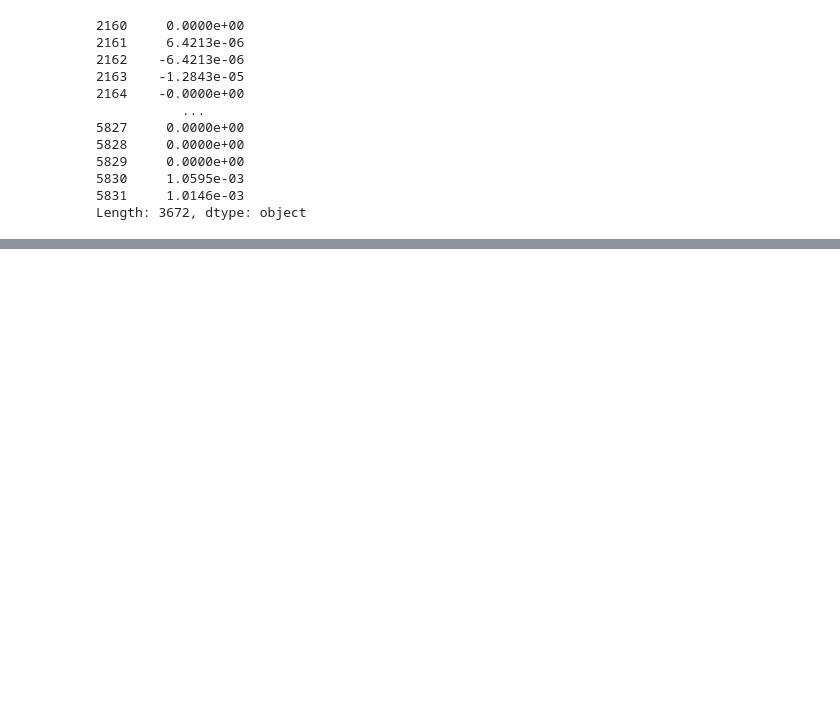
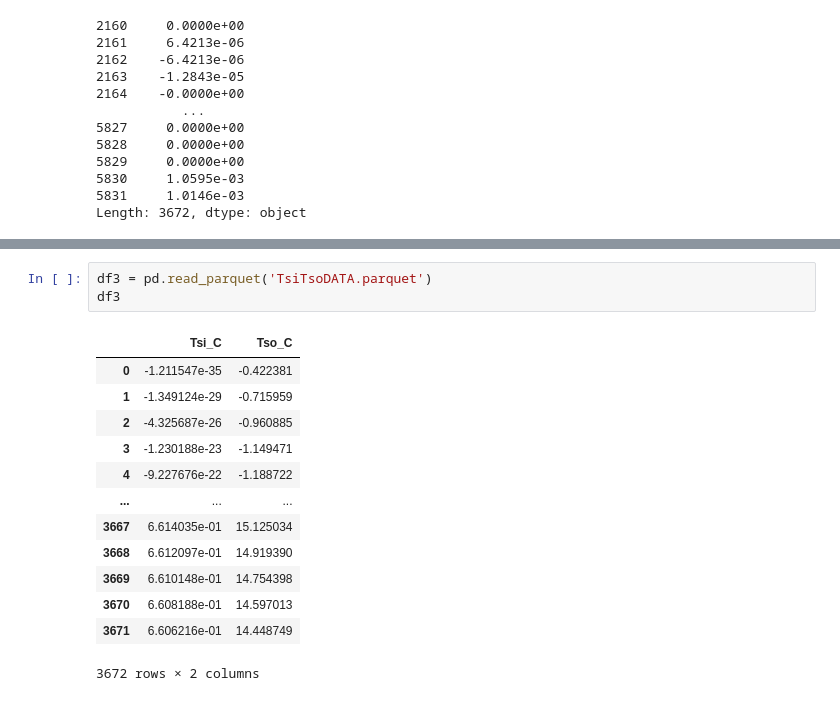
Before and after one commit to siimurik/SnowPit, a Jupyter notebook: Pandas_SnowStorage/testing.ipynb, the cells around one changed output, grey strips where cells are left out. Cells and saved outputs as stored; diff of their text form; blank space fills up the shorter version.

```diff
--- a/Pandas_SnowStorage/testing.ipynb
+++ b/Pandas_SnowStorage/testing.ipynb
@@ -423,0 +867,17 @@ Length: 3672, dtype: object
+# %%
+df3 = pd.read_parquet('TsiTsoDATA.parquet')
+df3
+# %% [output]
+|  | Tsi_C | Tso_C |
+| 0 | -1.211547e-35 | -0.422381 |
+| 1 | -1.349124e-29 | -0.715959 |
+| 2 | -4.325687e-26 | -0.960885 |
+| 3 | -1.230188e-23 | -1.149471 |
+| 4 | -9.227676e-22 | -1.188722 |
+| ... | ... | ... |
+| 3667 | 6.614035e-01 | 15.125034 |
+| 3668 | 6.612097e-01 | 14.919390 |
+| 3669 | 6.610148e-01 | 14.754398 |
+| 3670 | 6.608188e-01 | 14.597013 |
+| 3671 | 6.606216e-01 | 14.448749 |
+3672 rows × 2 columns
```
Also changed, not shown: parts of 29 cells of this notebook, 2 other files.
